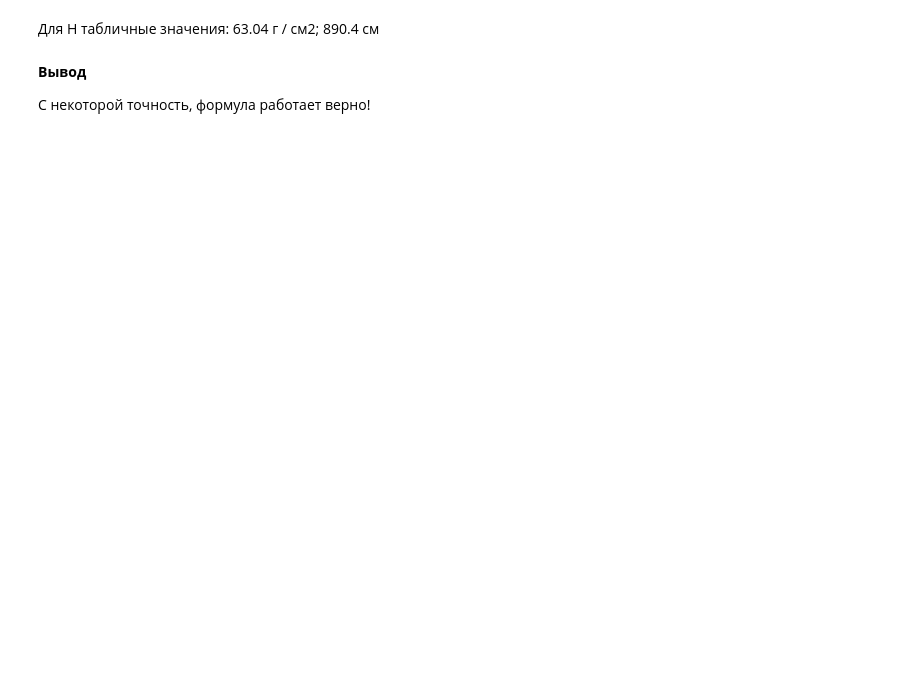
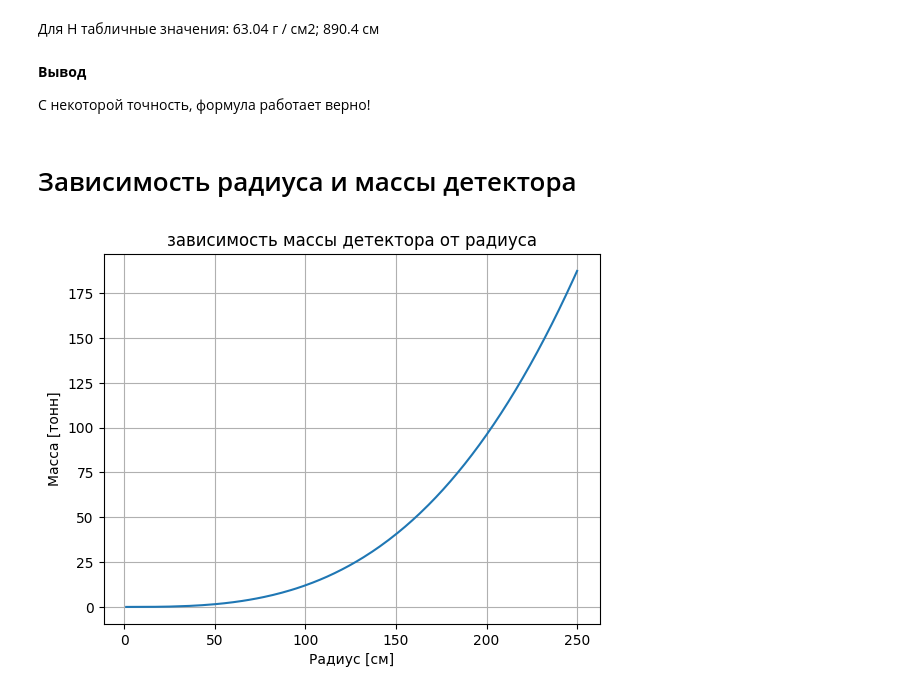
Before and after one commit to satysh/hero_geant4, a Jupyter notebook: project/macro/jupyter/detectors_mass_calculation.ipynb, the cells around one changed output. Drawn from its saved outputs; the diff is of its cells as text; code cells hidden in the pictures; blank space fills up the shorter version.

Commit message:
add mass vs. R plot. And estimations for R for 10, 30 and 70 tons

```diff
--- a/project/macro/jupyter/detectors_mass_calculation.ipynb
+++ b/project/macro/jupyter/detectors_mass_calculation.ipynb
@@ -84,3 +79,46 @@ X0(1.00784, 1, RO_H)
 **Вывод**
 
 С некоторой точность, формула работает верно!
+# %% [markdown]
+# Зависимость радиуса и массы детектора
+# %%
+def mass(R):
+    ro_scint = 1.032 # g / cm3
+    ro_wolfram = 19.25 # g / cm3
+    NORM = (4. / 3.) * pi
+
+    # Внутренний слой сцинтилятор
+    m_scint = 0.
+    m_wolfram = 0.
+    r_scint = 0.
+    r_wolfram = 0.
+    for ri in range(R):
+        r_scint = ri + 0.9
+        r_wolfram = ri
+        m_scint +=  (r_scint**3 - r_wolfram**3) * ro_scint
+        m_wolfram += ((r_wolfram + 1.)**3 - r_scint**3) * ro_wolfram
+
+    m_scint *= NORM
+    m_wolfram *= NORM
+
+    return round((m_scint + m_wolfram) / 10**6, 2)
+# %%
+Rmax = 250 # cm
+R_list = [0.] * Rmax
+M_list = [0.] * Rmax
+
+
+Ri = 0
+for i in range(Rmax):
+    Ri = i + 1
+    R_list[i] = Ri
+    M_list[i] = mass(Ri)
+
+fig, ax = plt.subplots()
+plt.plot(R_list, M_list)
+ax.set_title('зависимость массы детектора от радиуса')
+ax.set_xlabel('Радиус [см]')
+plt.grid(True)
+ax.set_ylabel('Масса [тонн]');
+# %% [output]
+[figure, added]
```
Also changed, not shown: parts of 8 cells of this notebook.
